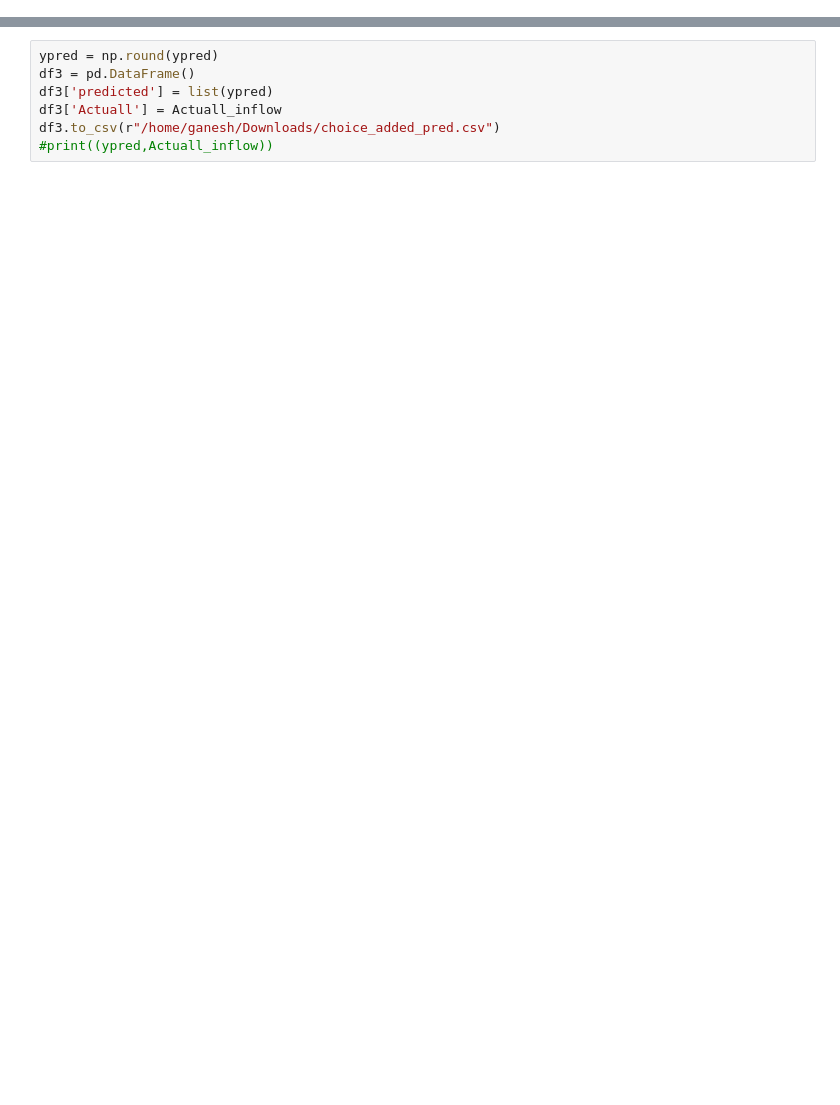
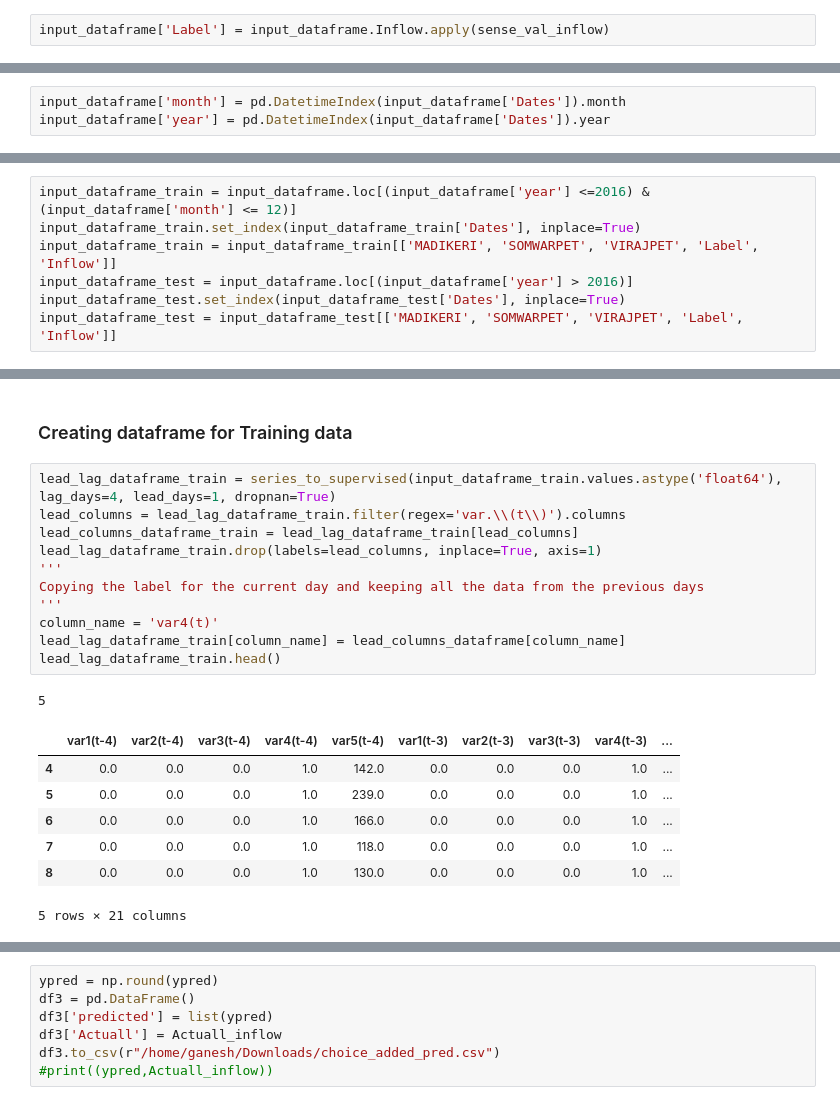
Before and after one commit to ProjectFace2/reservoirOutflow, a Jupyter notebook: KNN_LWR Classifier.ipynb, the cells around one changed output, grey strips where cells are left out. Drawn from its saved outputs; the diff is of its cells as text; blank space fills up the shorter version.

```diff
--- a/KNN_LWR Classifier.ipynb
+++ b/KNN_LWR Classifier.ipynb
@@ -346,0 +73,2 @@ for single_point in Q_point:
+# %%
+input_dataframe['Label'] = input_dataframe.Inflow.apply(sense_val_inflow)
@@ -346,0 +94,3 @@ for single_point in Q_point:
+# %%
+input_dataframe['month'] = pd.DatetimeIndex(input_dataframe['Dates']).month
+input_dataframe['year'] = pd.DatetimeIndex(input_dataframe['Dates']).year
@@ -346,0 +140,7 @@ for single_point in Q_point:
+# %%
+input_dataframe_train = input_dataframe.loc[(input_dataframe['year'] <=2016) & (input_dataframe['month'] <= 12)]
+input_dataframe_train.set_index(input_dataframe_train['Dates'], inplace=True)
+input_dataframe_train = input_dataframe_train[['MADIKERI', 'SOMWARPET', 'VIRAJPET', 'Label', 'Inflow']]
+input_dataframe_test = input_dataframe.loc[(input_dataframe['year'] > 2016)]
+input_dataframe_test.set_index(input_dataframe_test['Dates'], inplace=True)
+input_dataframe_test = input_dataframe_test[['MADIKERI', 'SOMWARPET', 'VIRAJPET', 'Label', 'Inflow']]
@@ -346,0 +167,22 @@ for single_point in Q_point:
+# %% [markdown]
+### Creating dataframe for Training data
+# %%
+lead_lag_dataframe_train = series_to_supervised(input_dataframe_train.values.astype('float64'), lag_days=4, lead_days=1, dropnan=True)
+lead_columns = lead_lag_dataframe_train.filter(regex='var.\\(t\\)').columns
+lead_columns_dataframe_train = lead_lag_dataframe_train[lead_columns]
+lead_lag_dataframe_train.drop(labels=lead_columns, inplace=True, axis=1)
+'''
+Copying the label for the current day and keeping all the data from the previous days
+'''
+column_name = 'var4(t)'
+lead_lag_dataframe_train[column_name] = lead_columns_dataframe[column_name]
+lead_lag_dataframe_train.head()
+# %% [output]
+5
+|  | var1(t-4) | var2(t-4) | var3(t-4) | var4(t-4) | var5(t-4) | var1(t-3) | var2(t-3) | var3(t-3) | var4(t-3) | ... |
+| 4 | 0.0 | 0.0 | 0.0 | 1.0 | 142.0 | 0.0 | 0.0 | 0.0 | 1.0 | ... |
+| 5 | 0.0 | 0.0 | 0.0 | 1.0 | 239.0 | 0.0 | 0.0 | 0.0 | 1.0 | ... |
+| 6 | 0.0 | 0.0 | 0.0 | 1.0 | 166.0 | 0.0 | 0.0 | 0.0 | 1.0 | ... |
+| 7 | 0.0 | 0.0 | 0.0 | 1.0 | 118.0 | 0.0 | 0.0 | 0.0 | 1.0 | ... |
+| 8 | 0.0 | 0.0 | 0.0 | 1.0 | 130.0 | 0.0 | 0.0 | 0.0 | 1.0 | ... |
+5 rows × 21 columns
```
Also changed, not shown: parts of 88 cells of this notebook.
